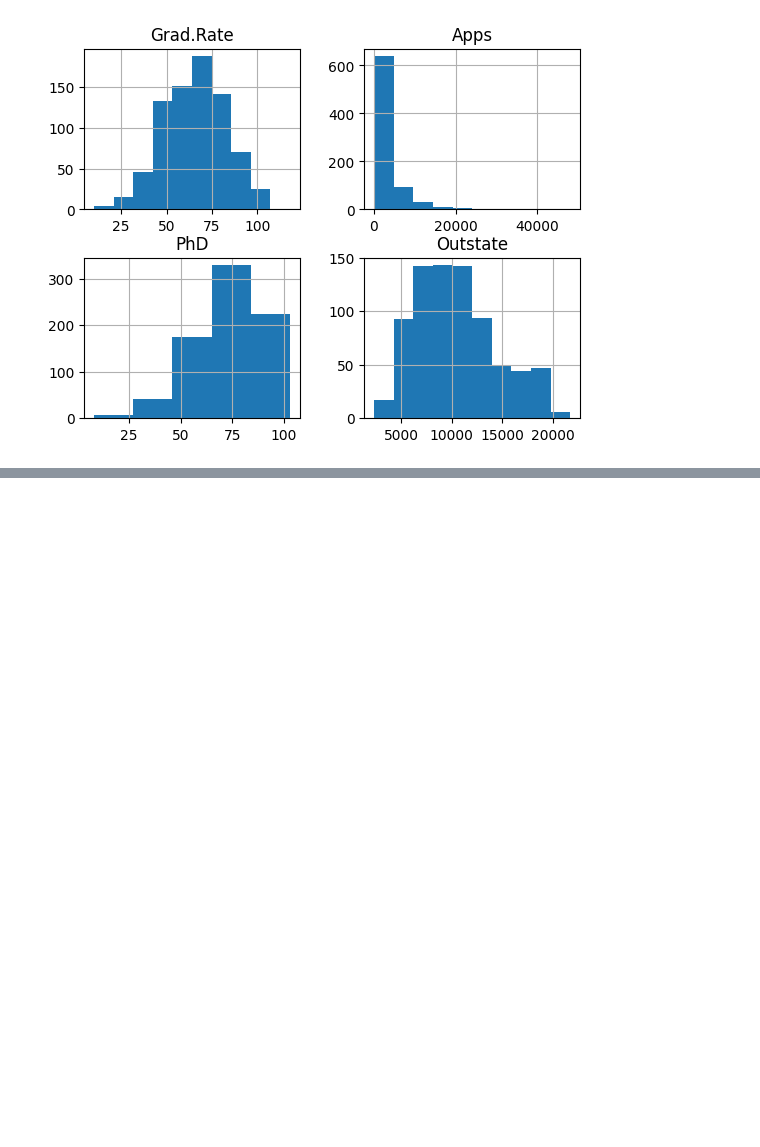
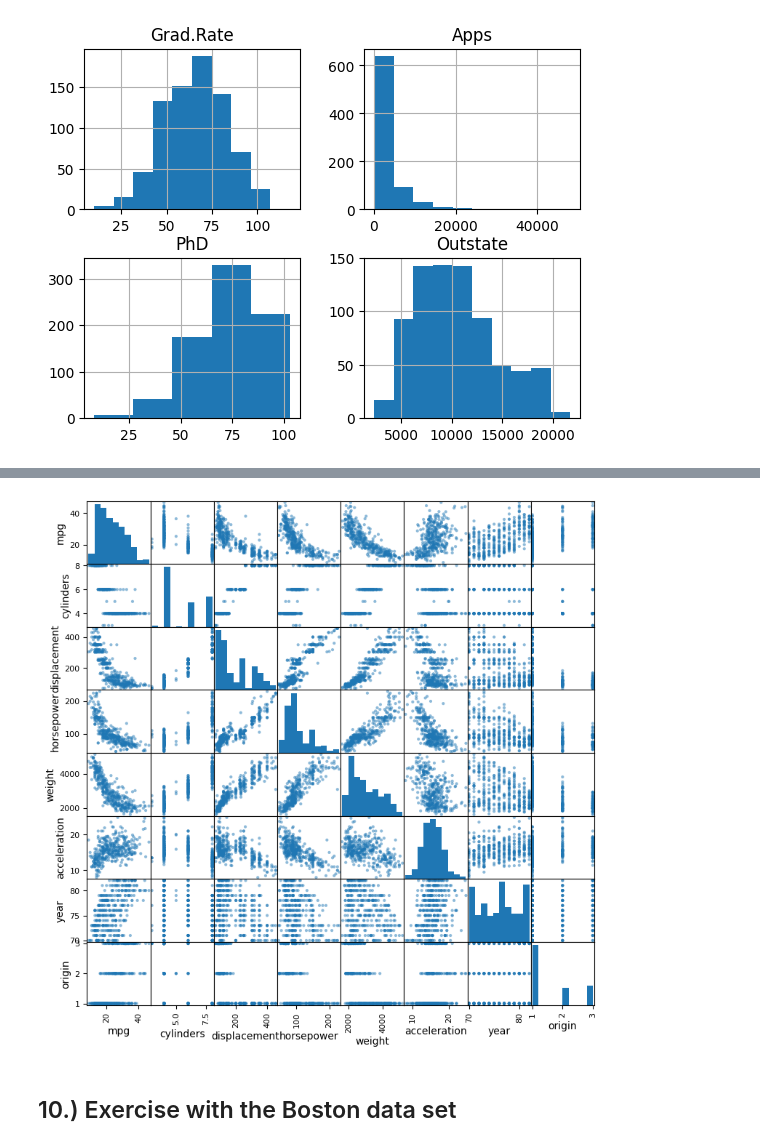
Before and after one commit to CRowland4/statistical_learning_python, a Jupyter notebook: Chapter_2/Exercises_Chapter_2.ipynb, the cells around one changed output, grey strips where cells are left out. Saved outputs shown, nothing was run; the diff lists cells and outputs as text; code cells hidden in the pictures; blank space fills up the shorter version.

Commit message:
Add completed exercises for chapter 2

```diff
--- a/Chapter_2/Exercises_Chapter_2.ipynb
+++ b/Chapter_2/Exercises_Chapter_2.ipynb
@@ -236,0 +299,4 @@ college.hist("PhD", bins=5, ax=ax[1, 0]);
+# %%
+# e.)
+Auto = pd.read_csv("../datasets/Auto.csv", na_values=['?'])
+Auto
@@ -236,0 +317,4 @@ college.hist("PhD", bins=5, ax=ax[1, 0]);
+# %%
+pd.plotting.scatter_matrix(Auto, figsize=(9, 9));
+# %% [output]
+[figure, added]
@@ -236,0 +324,2 @@ college.hist("PhD", bins=5, ax=ax[1, 0]);
+# %% [markdown]
+## 10.) Exercise with the Boston data set
```
Also changed, not shown: parts of 34 cells of this notebook, 1 other file.
